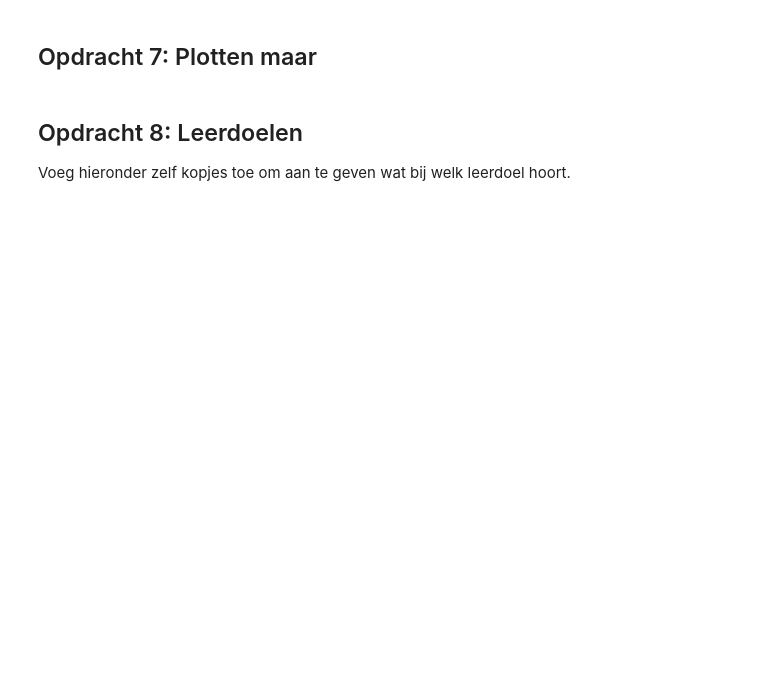
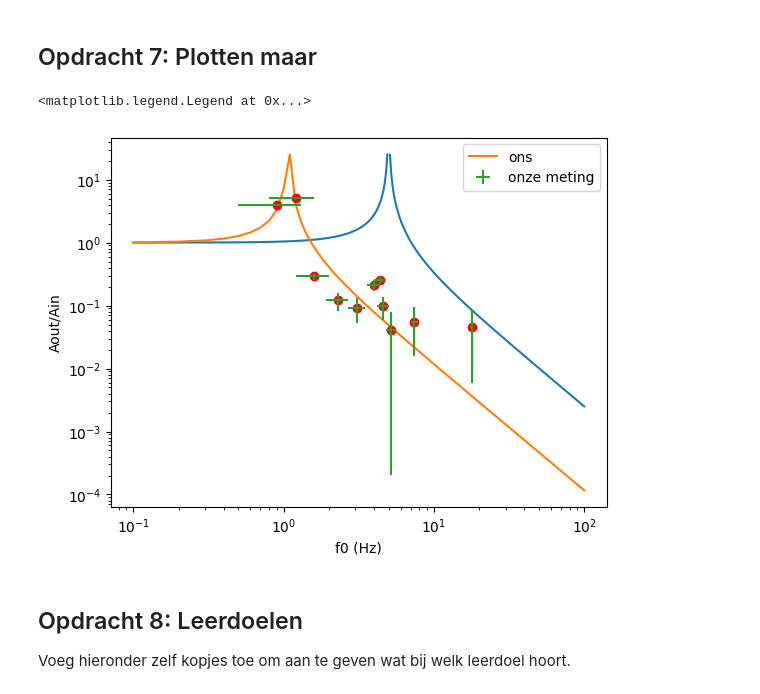
Before and after one commit to owenvanderwal/opdrachten-DEF-D, a Jupyter notebook: FysiekeOntwerpopdrachten/5MaakEenOpstellingTrillingsvrij/Ontwerpopdracht5MaakEenOpstellingTrillingsvrijInvulTemplate.ipynb, the cells around one changed output. Cells and saved outputs as stored; diff of their text form; code cells hidden in the pictures; blank space fills up the shorter version.

```diff
--- a/FysiekeOntwerpopdrachten/5MaakEenOpstellingTrillingsvrij/Ontwerpopdracht5MaakEenOpstellingTrillingsvrijInvulTemplate.ipynb
+++ b/FysiekeOntwerpopdrachten/5MaakEenOpstellingTrillingsvrij/Ontwerpopdracht5MaakEenOpstellingTrillingsvrijInvulTemplate.ipynb
@@ -151,7 +159,28 @@ Als je hier negatief geantwoord hebt, kopieer onder deze cel dan alle cellen van
 # %% [markdown]
 ## Opdracht 7: Plotten maar
 # %%
-# Voeg hier je plots in.
+def Aout_Ain(omega, f0):
+    return 1/(1-((omega)**2/ (2* np.pi * f0)**2) )
+dx= 25 - ((300*9.81) / (4*21.58))
+x = np.linspace(0.1, 100, 1000)
+y = np.abs(Aout_Ain(2*np.pi*x, 5))
+y_onze_meting = np.abs(Aout_Ain(2*np.pi*x, 9.81/dx))
+
+
+f0 = [2.3,7.4,4.4,5.2,4,3.1,4.6, 17.9,1.6,1.2,0.9]
+Aout_Ain_values = [0.1211,0.14/2.52,0.25/0.97,0.08/1.99,0.57/2.67,0.48/5.19,0.45/4.55,0.09/1.96,0.18/0.61, 1.23/0.24,0.12/0.03]
+
+plt.figure()
+plt.loglog(x, y)
+plt.loglog(x, y_onze_meting, label="ons")
+plt.loglog(f0, Aout_Ain_values, 'ro')
+plt.errorbar(f0, Aout_Ain_values, yerr=0.04, xerr=0.4,linestyle='', label="onze meting")
+plt.xlabel('f0 (Hz)')
+plt.ylabel('Aout/Ain')
+plt.legend()
+# %% [output]
+<matplotlib.legend.Legend at 0x...>
+[figure, added]
 # %% [markdown]
 ## Opdracht 8: Leerdoelen
 Voeg hieronder zelf kopjes toe om aan te geven wat bij welk leerdoel hoort.
```
Also changed, not shown: parts of 10 cells of this notebook, 1 other file.
